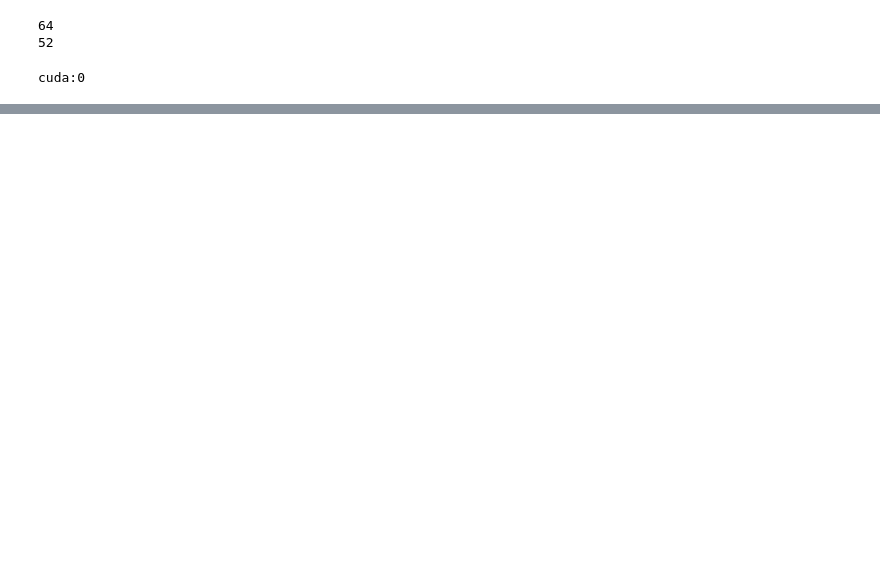
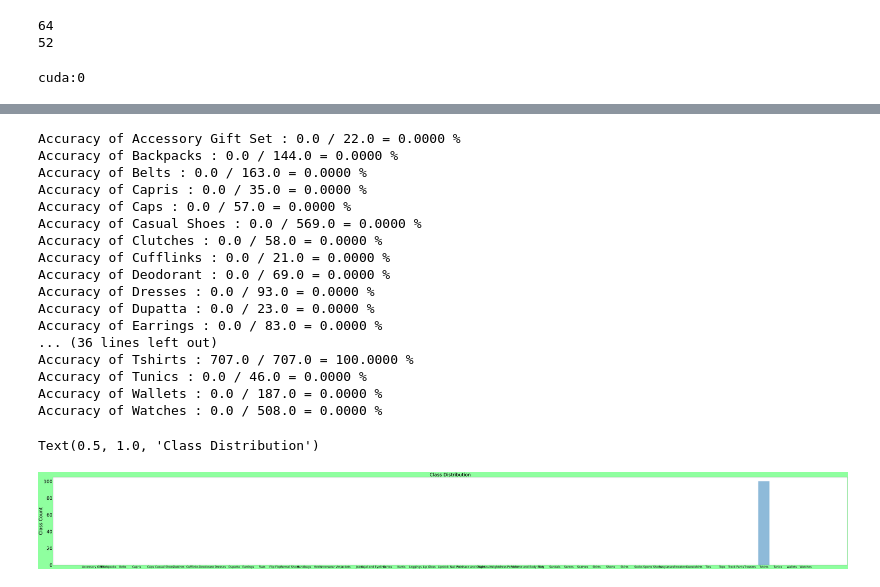
Before and after one commit to soheil647/Artificial_Intelligent, a Jupyter notebook: NeuralNetwork_Pytorch/model.ipynb, the cells around one changed output, grey strips where cells are left out. Drawn from its saved outputs; the diff is of its cells as text; code cells hidden in the pictures; blank space fills up the shorter version.

```diff
--- a/NeuralNetwork_Pytorch/model.ipynb
+++ b/NeuralNetwork_Pytorch/model.ipynb
@@ -265,0 +396,53 @@ test_model_accuracy(model, test_loader)
+# %%
+ class_correct = list(0. for i in range(len(classes)))
+class_total = list(0. for i in range(len(classes)))
+
+for data in test_loader:
+    inputs, labels = data
+    outputs = model(inputs.to(device))
+    _, predicted = torch.max(outputs.data, 1)
+    c = (predicted.to('cpu') == labels.data).squeeze()
+
+    # print(labels.data, len(labels.data))
+    for i in range(len(labels.data)):
+        label = labels.data[i]
+        class_correct[label] += c[i]
+        class_total[label] += 1
+
+accuracy = []
+for i in range(52):
+  accuracy.append(100 * class_correct[i].item() / class_total[i])
+  print('Accuracy of {} : {} / {} = {:.4f} %'.format(classes[i], class_correct[i], class_total[i], 100 * class_correct[i].item() / class_total[i]))
+
+
+objects = classes
+y_pos = np.arange(len(objects))
+performance = accuracy
+
+fig = plt.figure(figsize=(len(classes) + 100, len(classes)/3))
+fig.patch.set_facecolor('xkcd:mint green')
+plt.bar(y_pos, performance, align='center', alpha=0.5)
+plt.yticks(fontsize=50)
+plt.xticks(y_pos, objects, fontsize=30)
+plt.ylabel('Class Count', fontsize=50)
+plt.title('Class Distribution' , fontsize=50)
+# %% [output]
+Accuracy of Accessory Gift Set : 0.0 / 22.0 = 0.0000 %
+Accuracy of Backpacks : 0.0 / 144.0 = 0.0000 %
+Accuracy of Belts : 0.0 / 163.0 = 0.0000 %
+Accuracy of Capris : 0.0 / 35.0 = 0.0000 %
+Accuracy of Caps : 0.0 / 57.0 = 0.0000 %
+Accuracy of Casual Shoes : 0.0 / 569.0 = 0.0000 %
+Accuracy of Clutches : 0.0 / 58.0 = 0.0000 %
+Accuracy of Cufflinks : 0.0 / 21.0 = 0.0000 %
+Accuracy of Deodorant : 0.0 / 69.0 = 0.0000 %
+Accuracy of Dresses : 0.0 / 93.0 = 0.0000 %
+Accuracy of Dupatta : 0.0 / 23.0 = 0.0000 %
+Accuracy of Earrings : 0.0 / 83.0 = 0.0000 %
+... (36 lines left out)
+Accuracy of Tshirts : 707.0 / 707.0 = 100.0000 %
+Accuracy of Tunics : 0.0 / 46.0 = 0.0000 %
+Accuracy of Wallets : 0.0 / 187.0 = 0.0000 %
+Accuracy of Watches : 0.0 / 508.0 = 0.0000 %
+Text(0.5, 1.0, 'Class Distribution')
+[figure, added]
```
Also changed, not shown: parts of 23 cells of this notebook, 2 other files.
